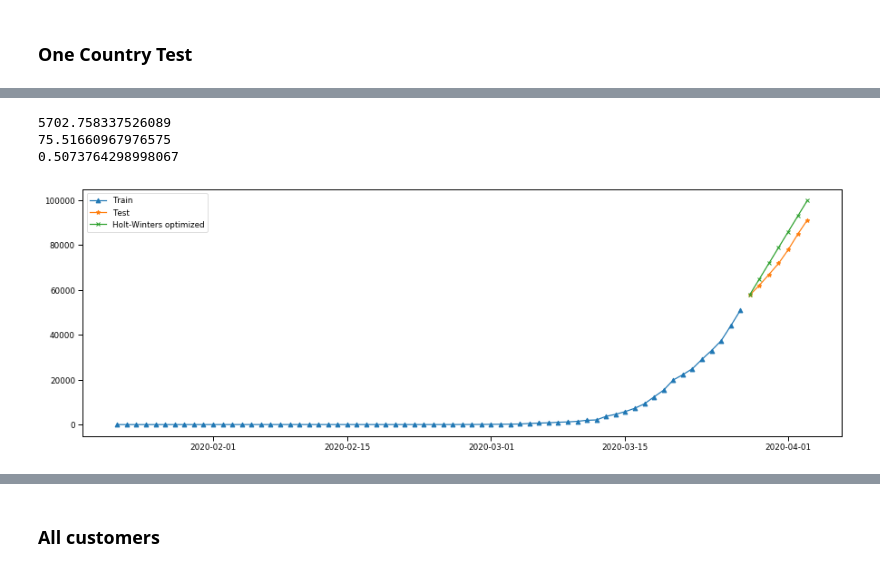
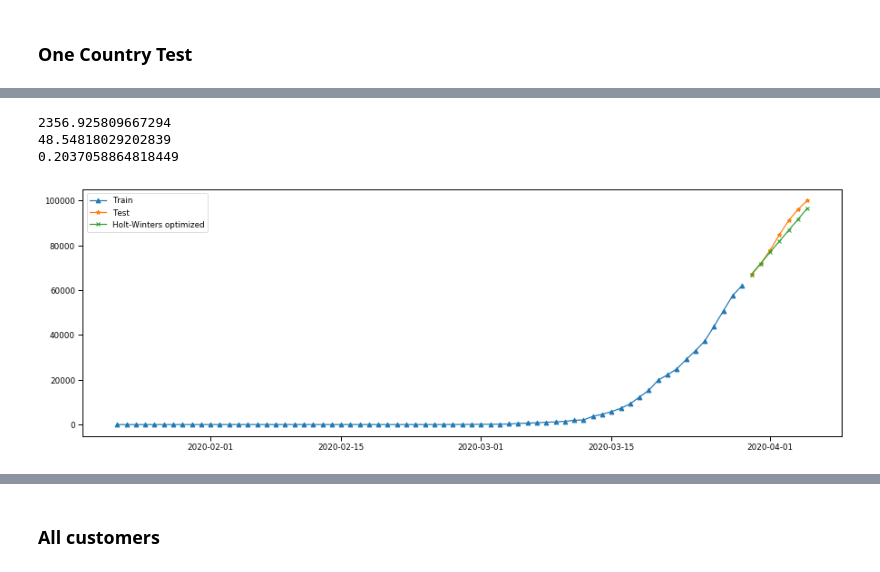
Before and after one commit to arnimpdm/Covid-19-prediction, a Jupyter notebook: Covid19_pred.ipynb, the cells around one changed output, grey strips where cells are left out. Cells and saved outputs as stored; diff of their text form; code cells hidden in the pictures.

```diff
--- a/Covid19_pred.ipynb
+++ b/Covid19_pred.ipynb
@@ -217,0 +183,5 @@ df['iso'] = df['Country'].map(iso_map)
+# %%
+url = 'https://raw.githubusercontent.com/CSSEGISandData/COVID-19/master/csse_covid_19_data/UID_ISO_FIPS_LookUp_Table.csv'
+df_country = pd.read_csv(url)
+df_country = df_country.drop_duplicates(subset=['Country_Region'], keep=False)
+df_country
@@ -217,0 +202,4 @@ df['iso'] = df['Country'].map(iso_map)
+# %%
+# apply the mapping to df
+df = pd.merge(df, df_country[['Country_Region','iso2']], left_on='Country', right_on='Country_Region', how='left')
+df
@@ -221,13 +223,17 @@ def alpha2_to_continent(iso):
     except: cont = float('NaN')
     return cont
 
-df['Continent'] = df['iso'].apply(alpha2_to_continent) # get continent code
+df['Continent'] = df['iso2'].apply(alpha2_to_continent) # get continent code
 
-df.loc[df['Country'] == "Congo", 'Continent'] = "AF"
-df.loc[df['Country'] == 'Timor-Leste', 'Continent'] = 'AS'
-df.loc[df['Country'] == 'Diamond Princess', 'Continent'] = 'Diamond Princess'
+df.loc[df['Country'] == "Diamond Princess", 'Continent'] = "Diamond Princess"
+df.loc[df['Country'] == "MS Zaandam", 'Continent'] = "MS Zaandam"
+df.loc[df['Country'] == "Netherlands", 'Continent'] = "EU"
+df.loc[df['Country'] == "Holy See", 'Continent'] = "AS"
+df.loc[df['Country'] == "Namibia", 'Continent'] = "AF"
+df.loc[df['Country'] == "Timor-Leste", 'Continent'] = "AS"
+df.loc[df['Country'] == "Western Sahara", 'Continent'] = "AF"
 
-df['Continent'] = df['Continent'].map({'Diamond Princess':'Diamond Princess','AF':'Africa','AS':'Asia','EU':'Europe','NA':'North America','OC':'Oceania','SA':'South America'})
+df['Continent'] = df['Continent'].map({'MS Zaandam':'Ships','Diamond Princess':'Ships','AF':'Africa','AS':'Asia','EU':'Europe','NA':'North America','OC':'Oceania','SA':'South America'})
 # %%
 group_and_chart(Geography='Continent', Figure='Confirmed', Data=df)
 # %% [output]
@@ -391,9 +393,6 @@ Colombia                    798.00  906.00 1065.00 1161.00 1267.00
 # %% [markdown]
 ## Analysis - daily increase
 # %%
-df['Date'] = df.index
-df = df.reset_index(drop = True)
-df['Date'] = pd.to_datetime(df['Date'])
 df['Day'] = df['Date'].dt.day
 df['Weekday'] = df['Date'].dt.weekday
 df['Week_number'] = df['Date'].dt.week
@@ -402,8 +401,6 @@ df['Month'] = df['Date'].dt.month
 df['Year'] = df['Date'].dt.year
 df['Confirmed_lag_1'] = df.groupby('Province_and_country')['Confirmed'].shift(1)
 df['Daily_increase_confirmed'] = (df['Confirmed']/df['Confirmed_lag_1'])-1
-df['Deaths_lag_1'] = df.groupby('Province_and_country')['Deaths'].shift(1)
-df['Daily_increase_death'] = (df['Deaths']/df['Deaths_lag_1'])-1
 df = df.replace([np.inf, -np.inf], np.nan)
 #df.loc[df['Daily_increase_confirmed'] == np.inf, 'Daily_increase_confirmed'] = df['Confirmed']
 #df.loc[df['Daily_increase_death'] == np.inf, 'Daily_increase_death'] = df['Deaths']
@@ -895,39 +889,39 @@ List = df_ml_confirmed.loc[(df_ml_confirmed.Province_and_country == "Germany")]
 List.index = List['Date']
 #List = List.reset_index(drop=True)
 
 train = List.loc[List.Date <= split_date]
 test = List.loc[List.Date > split_date]
 
 train = train.fillna(0)
 test = test.fillna(0)
 
 train = pd.DataFrame(train['Confirmed'])
 test = pd.DataFrame(test['Confirmed'])
 
-model = ExponentialSmoothing(train, trend='add', seasonal='None', seasonal_periods=6, damped=True) #Tuned_model
+model = ExponentialSmoothing(train, trend='add', seasonal='add', seasonal_periods=6, damped=False) #Tuned_model
 
 hw_model = model.fit(optimized=True, use_boxcox=False, remove_bias=True) #base_model
 
 pred = hw_model.predict(start=test.index[0], end=test.index[-1])
 pred = pd.DataFrame(pred)
 pred.rename(columns={ pred.columns[0]: "Confirmed" }, inplace = True)
 
 plt.plot(train.index, train, label='Train',marker ='^')
 plt.plot(test.index, test, label='Test', marker = "*")
 plt.plot(test.index, pred, label='Holt-Winters optimized', marker = "x")
 plt.legend(loc='best')
 
 print(mean_absolute_error(y_pred=pred, y_true=test))
 print(np.sqrt(mean_absolute_error(y_pred=pred, y_true=test)))
 print(SDMAE(y_pred=pred.Confirmed, y_true=test.Confirmed))
 
-#['add', True, None, 6, False, False]
+#['add', False, 'add', 6, False, True]
 # t1,d1,s1,p1,b1,r1
 # %% [output]
-5702.758337526089
-75.51660967976575
-0.5073764298998067
+2356.925809667294
+48.54818029202839
+0.2037058864818449
-[figure, old version]
+[figure, new version]
 # %%
 def SDMAE(y_true, y_pred):
     return mean_absolute_error(y_true, y_pred) / np.std(y_true)
```
Also changed, not shown: parts of 44 cells of this notebook, 3 other files.
